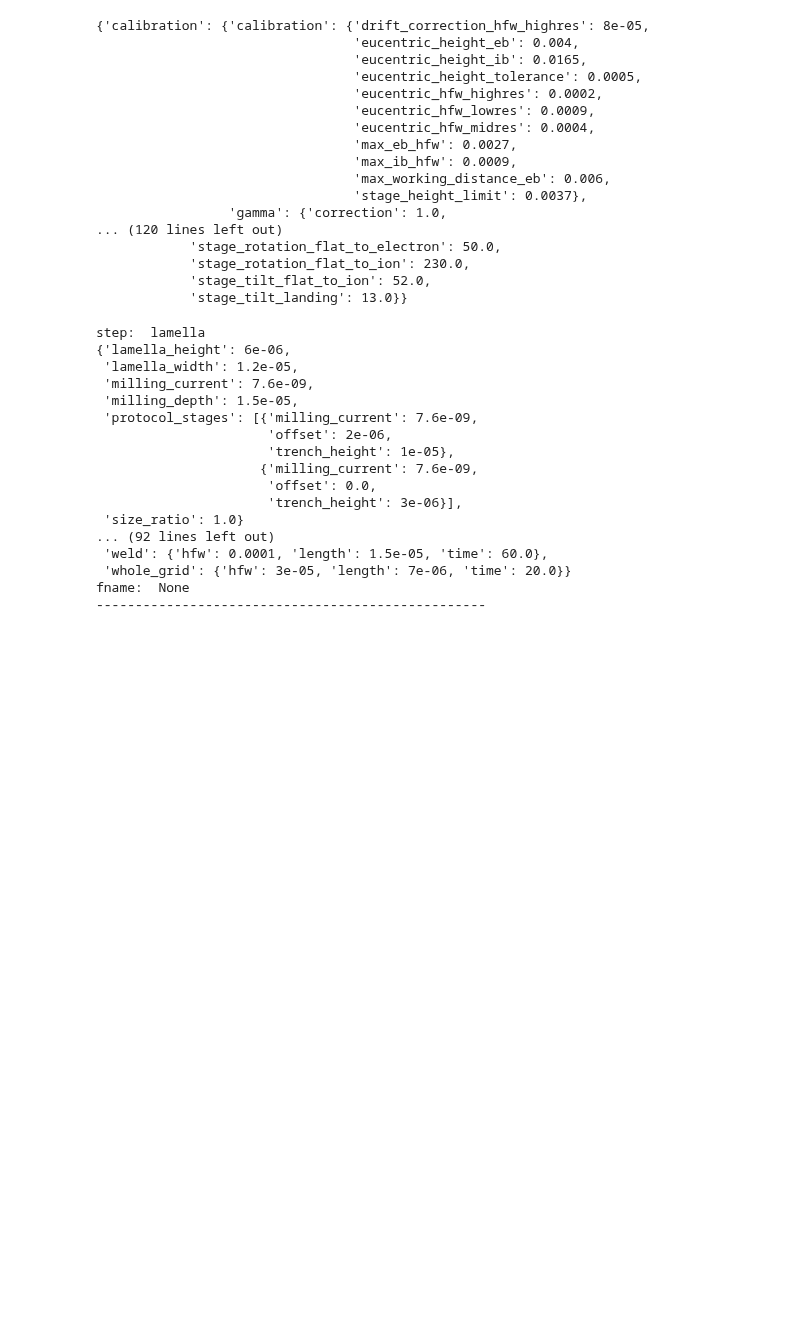
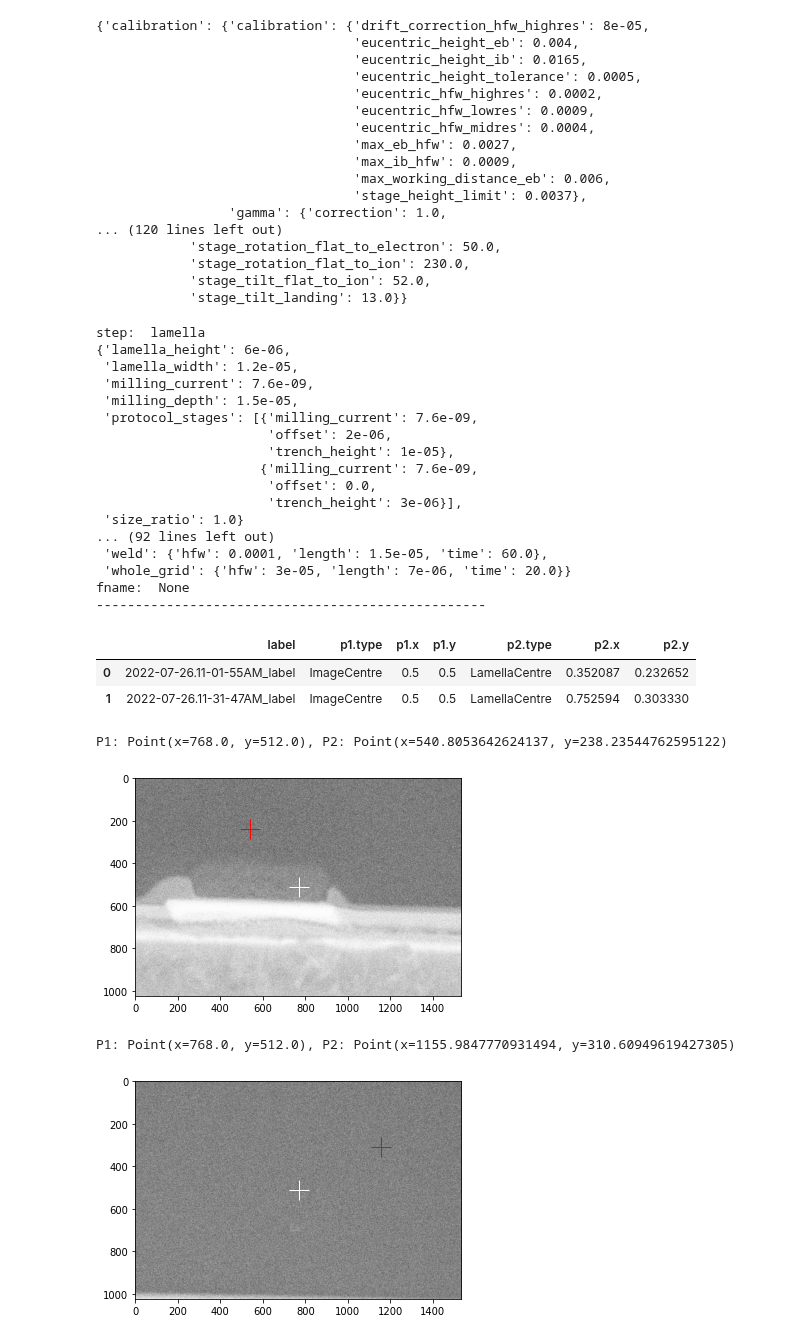
Before and after one commit to Phaips/autoliftout, a Jupyter notebook: liftout/tools/auto/notebook.ipynb, the cells around one changed output. Drawn from its saved outputs; the diff is of its cells as text; code cells hidden in the pictures; blank space fills up the shorter version.

Commit message:
detection window upgrades

```diff
--- a/liftout/tools/auto/notebook.ipynb
+++ b/liftout/tools/auto/notebook.ipynb
@@ -160,3 +160,31 @@ step:  lamella
  'whole_grid': {'hfw': 3e-05, 'length': 7e-06, 'time': 20.0}}
 fname:  None
 --------------------------------------------------
+# %%
+import matplotlib.pyplot as plt
+from autoscript_sdb_microscope_client.structures import AdornedImage
+import pandas as pd
+from liftout.detection import utils as det_utils
+from pathlib import Path
+
+
+path = r"C:\Users\Admin\Github\autoliftout\tools\test\label\data.csv"
+base = os.path.dirname(path)
+df = pd.read_csv(path)
+display(df)
+
+for idx, row in df.iterrows():
+
+    det_result = det_utils.load_detection_result(base, row)
+    fig = det_utils.plot_detection_result(det_result)
+
+    plt.show()
+    plt.close()
+# %% [output]
+|  | label | p1.type | p1.x | p1.y | p2.type | p2.x | p2.y |
+| 0 | 2022-07-26.11-01-55AM_label | ImageCentre | 0.5 | 0.5 | LamellaCentre | 0.352087 | 0.232652 |
+| 1 | 2022-07-26.11-31-47AM_label | ImageCentre | 0.5 | 0.5 | LamellaCentre | 0.752594 | 0.303330 |
+P1: Point(x=768.0, y=512.0), P2: Point(x=540.8053642624137, y=238.23544762595122)
+[figure, added]
+P1: Point(x=768.0, y=512.0), P2: Point(x=1155.9847770931494, y=310.60949619427305)
+[figure, added]
```
Also changed, not shown: 6 other files.
